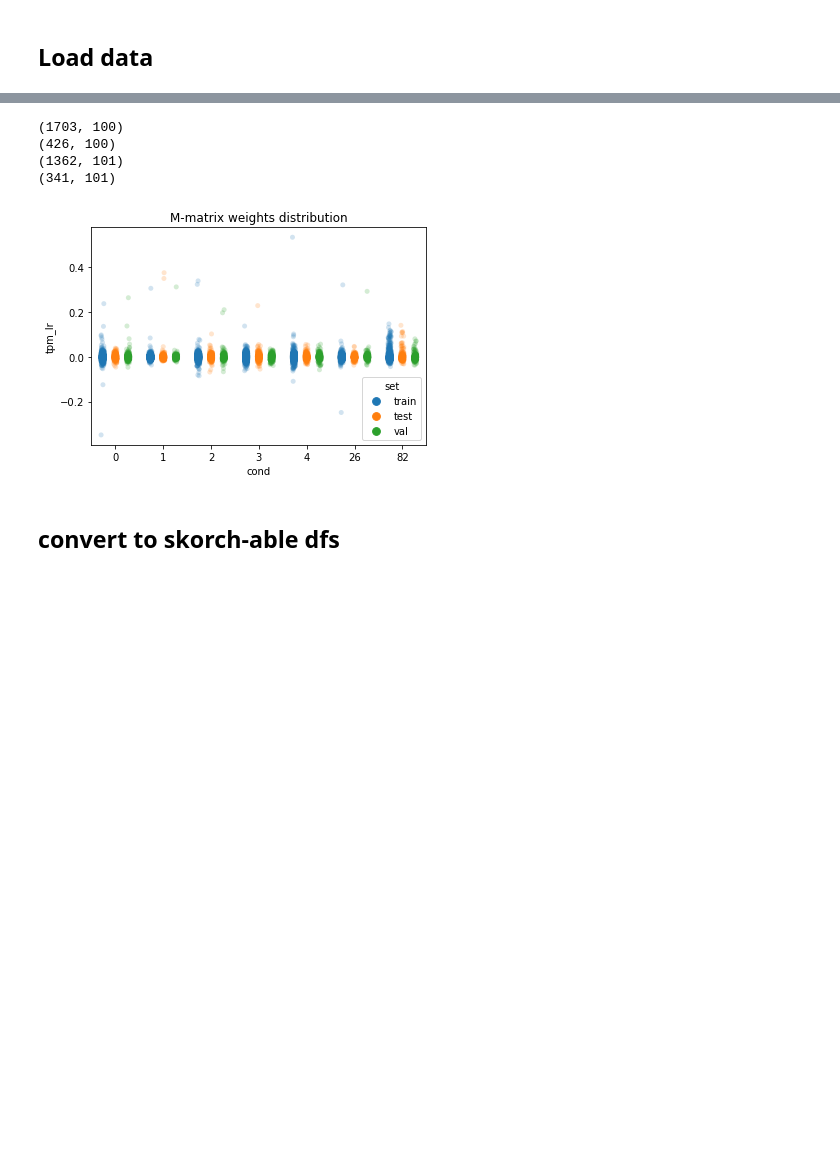
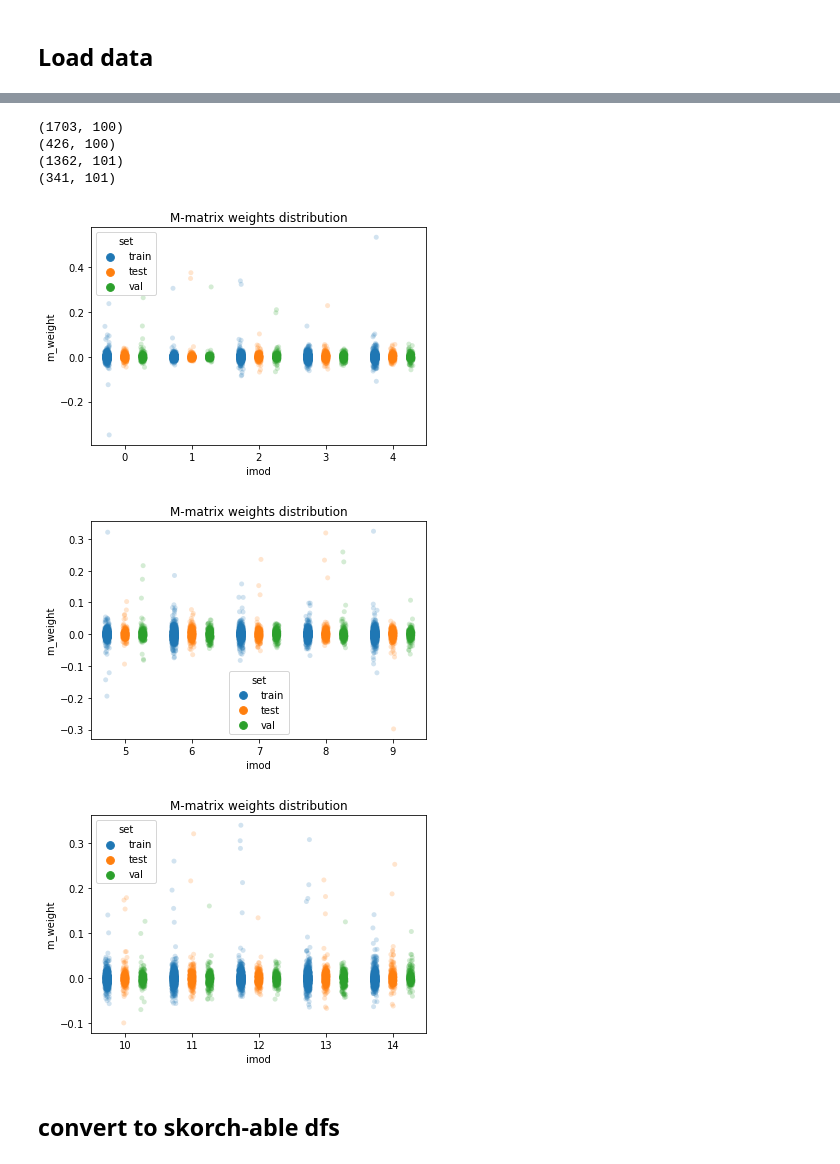
Before and after one commit to erinhwilson/deep-5g-sandbox, a Jupyter notebook: ecoli_iMod_prediction.ipynb, the cells around one changed output, grey strips where cells are left out. Drawn from its saved outputs; the diff is of its cells as text; code cells hidden in the pictures; blank space fills up the shorter version.

```diff
--- a/ecoli_iMod_prediction.ipynb
+++ b/ecoli_iMod_prediction.ipynb
@@ -55,31 +56,43 @@ def view_train_test_dist(train_df,test_df,score_cols,title,val_df=None):
     else:
         df = pd.concat([train_df,test_df])
 
-    df_melt = pd.melt(df, id_vars=['locus_tag','set'],value_vars=score_cols,var_name='cond',value_name='tpm_lr')
+    df_melt = pd.melt(
+        df,
+        id_vars=['locus_tag','set'],
+        value_vars=score_cols,
+        var_name='imod',
+        value_name='m_weight'
+    )
 
-    sns.stripplot(data=df_melt,x='cond',y='tpm_lr',hue='set',dodge=True,alpha=0.2)
+    sns.stripplot(data=df_melt,x='imod',y='m_weight',hue='set',dodge=True,alpha=0.2)
     plt.title(f"{title} distribution")
     plt.show()
 # %%
 # Split data into train/test/split here and now
 full_train_df,test_df = tu.quick_split(XY)
 train_df, val_df = tu.quick_split(full_train_df)
 
 print(full_train_df.shape)
 print(test_df.shape)
 print(train_df.shape)
 print(val_df.shape)
 
 
-coi = ['0','1','2','3','4','26','82']
+coi1 = ['0','1','2','3','4']
+coi2 = ['5','6','7','8','9']
+coi3 = ['10','11','12','13','14']
 assert(train_df.shape[0] + val_df.shape[0] == full_train_df.shape[0])
-view_train_test_dist(train_df, test_df,coi,"M-matrix weights",val_df=val_df)
+view_train_test_dist(train_df, test_df,coi1,"M-matrix weights",val_df=val_df)
+view_train_test_dist(train_df, test_df,coi2,"M-matrix weights",val_df=val_df)
+view_train_test_dist(train_df, test_df,coi3,"M-matrix weights",val_df=val_df)
 # %% [output]
 (1703, 100)
 (426, 100)
 (1362, 101)
 (341, 101)
-[figure, old version]
+[figure, new version]
+[figure, added]
+[figure, added]
 # %% [markdown]
 ## convert to skorch-able dfs
 # %%
```
Also changed, not shown: parts of 48 cells of this notebook, 2 other files.
